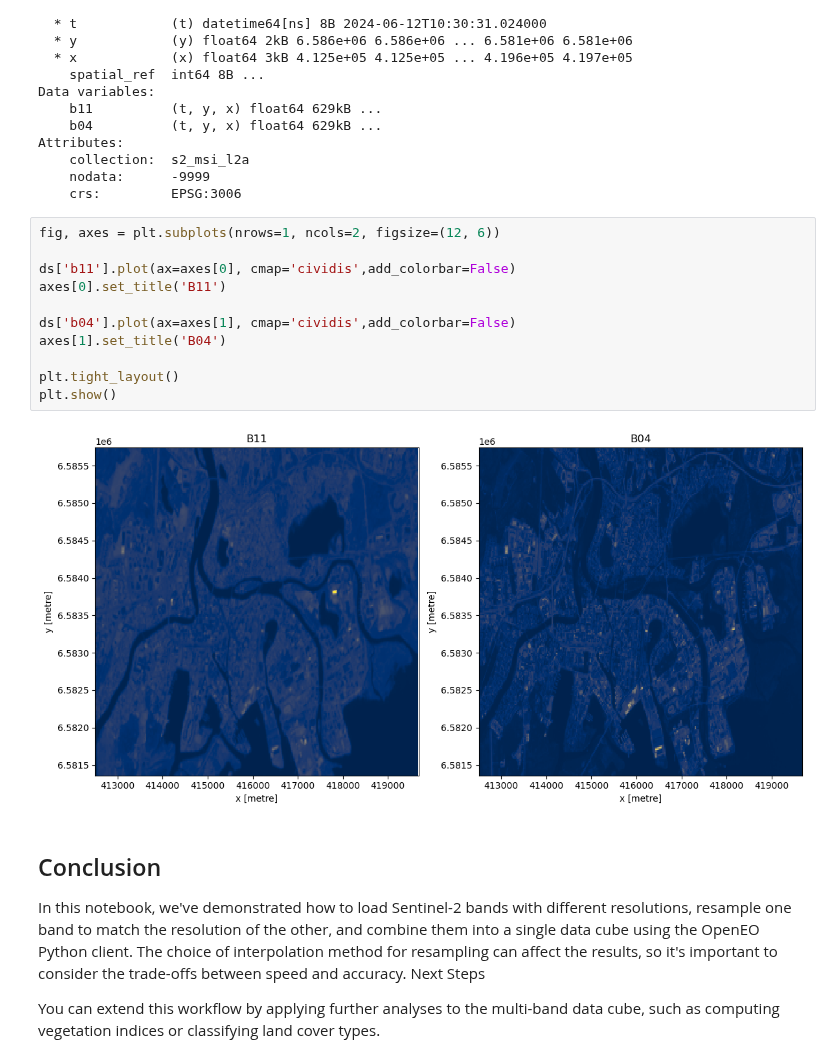
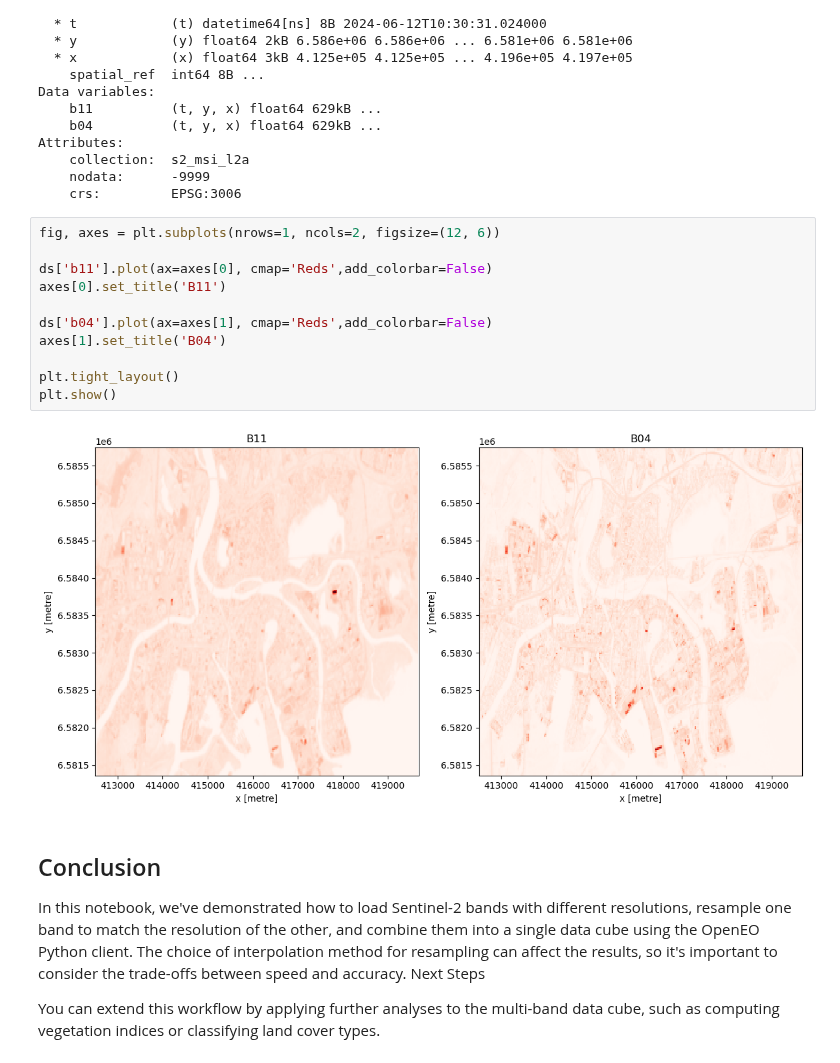
Before and after one commit to DigitalEarthSweden/digital-earth-sweden-community, a Jupyter notebook: workshops/cs_day_hackathon_2024/Resampling-Bands.ipynb, the cells around one changed output. Saved outputs shown, nothing was run; the diff lists cells and outputs as text.

```diff
--- a/workshops/cs_day_hackathon_2024/Resampling-Bands.ipynb
+++ b/workshops/cs_day_hackathon_2024/Resampling-Bands.ipynb
@@ -176,16 +130,16 @@ Attributes:
 # %%
 fig, axes = plt.subplots(nrows=1, ncols=2, figsize=(12, 6))
 
-ds['b11'].plot(ax=axes[0], cmap='cividis',add_colorbar=False)
+ds['b11'].plot(ax=axes[0], cmap='Reds',add_colorbar=False)
 axes[0].set_title('B11')
 
-ds['b04'].plot(ax=axes[1], cmap='cividis',add_colorbar=False)
+ds['b04'].plot(ax=axes[1], cmap='Reds',add_colorbar=False)
 axes[1].set_title('B04')
 
 plt.tight_layout()
 plt.show()
 # %% [output]
-[figure, old version]
+[figure, new version]
 # %% [markdown]
 ## Conclusion
 
```
Also changed, not shown: parts of 6 cells of this notebook, 1 other file.
